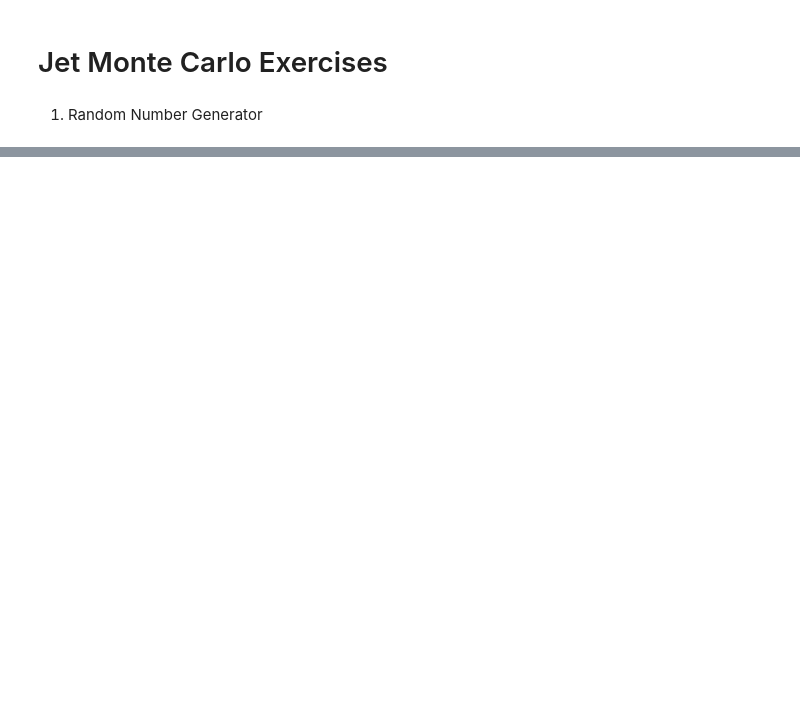
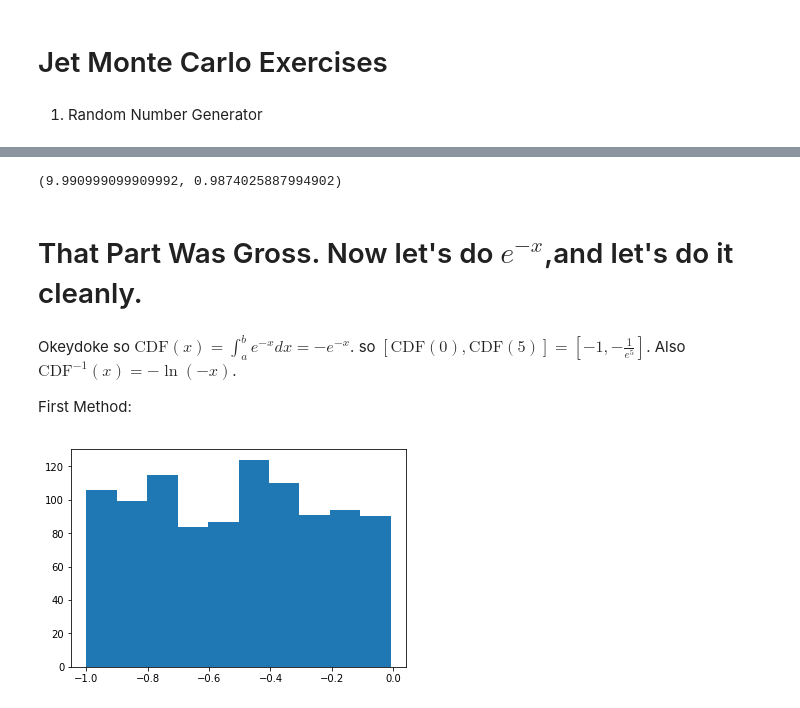
Before and after one commit to acsmith9697/JetMCTutorial, a Jupyter notebook: Documents/Grad School/JetMCTutorial/exercises.ipynb, the cells around one changed output, grey strips where cells are left out. Drawn from its saved outputs; the diff is of its cells as text; code cells hidden in the pictures; blank space fills up the shorter version.

```diff
--- a/Documents/Grad School/JetMCTutorial/exercises.ipynb
+++ b/Documents/Grad School/JetMCTutorial/exercises.ipynb
@@ -29,0 +151,14 @@ gen_uniform_histogram(1000,5,15)
+# %%
+CDF[1]
+# %% [output]
+(9.990999099909992, 0.9874025887994902)
+# %% [markdown]
+# That Part Was Gross. Now let's do $e^{-x}$,and let's  do it cleanly.
+# %% [markdown]
+Okeydoke so $\textrm{CDF}(x) = \int_a^b e^{-x}dx =  -e^{-x}$. so $[\textrm{CDF}(0),\textrm{CDF}(5)] = [-1,-\frac{1}{e^5}]$. Also $\textrm{CDF}^{-1}(x) = -\ln(-x)$.
+
+First Method:
+# %%
+gen_uniform_histogram(1000,-1,-1/exp(5))
+# %% [output]
+[figure, added]
```
Also changed, not shown: parts of 19 cells of this notebook.
